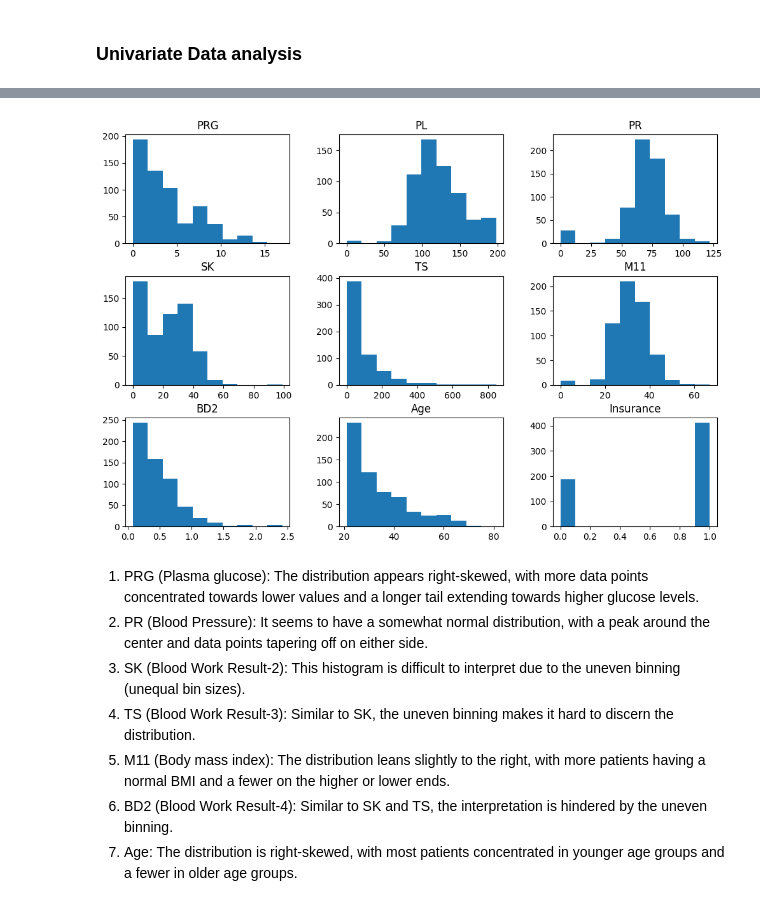
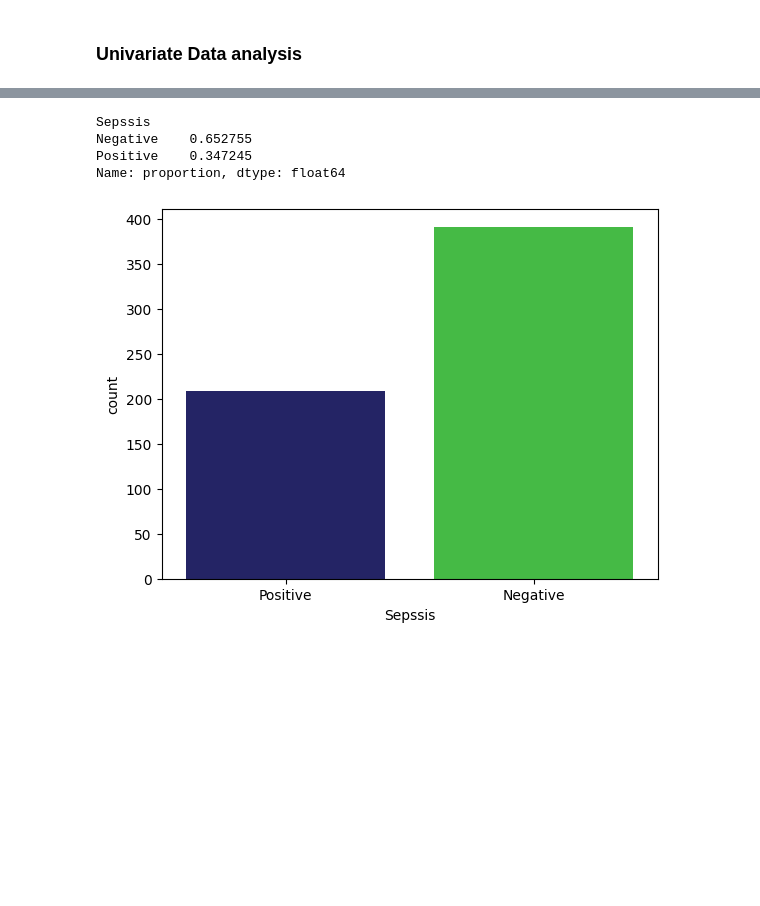
Before and after one commit to Samidirbsa/Career_Accelerator_P5-ML_API, a Jupyter notebook: Notebook.ipynb, the cells around one changed output, grey strips where cells are left out. Saved outputs shown, nothing was run; the diff lists cells and outputs as text; code cells hidden in the pictures; blank space fills up the shorter version.

```diff
--- a/Notebook.ipynb
+++ b/Notebook.ipynb
@@ -291,14 +256,13 @@ plt.show()
-# %%
-# Visualizing the distribution of Numerical Variables
-df_Paitients_Files_Train.hist(figsize=(12,8), grid= False)
-plt.show()
-# %% [output]
-[figure, removed]
-# %% [markdown]
-1. PRG (Plasma glucose): The distribution appears right-skewed, with more data points concentrated towards lower values and a longer tail extending towards higher glucose levels.
-2. PR (Blood Pressure): It seems to have a somewhat normal distribution, with a peak around the center and data points tapering off on either side.
-3. SK (Blood Work Result-2): This histogram is difficult to interpret due to the uneven binning (unequal bin sizes).
-4. TS (Blood Work Result-3): Similar to SK, the uneven binning makes it hard to discern the distribution.
-5. M11 (Body mass index): The distribution leans slightly to the right, with more patients having a normal BMI and a fewer on the higher or lower ends.
-6. BD2 (Blood Work Result-4): Similar to SK and TS, the interpretation is hindered by the uneven binning.
-7. Age: The distribution is right-skewed, with most patients concentrated in younger age groups and a fewer in older age groups.
+# %%
+sep_df=df_Paitients_Files_Train['Sepssis'].value_counts(normalize=True)
+sep_df
+# %% [output]
+Sepssis
+Negative    0.652755
+Positive    0.347245
+Name: proportion, dtype: float64
+# %%
+sns.countplot(data=df_Paitients_Files_Train, x='Sepssis', palette=['midnightblue', 'limegreen'])
+plt.show()
+# %% [output]
+[figure, added]
```
Also changed, not shown: parts of 38 cells of this notebook.
